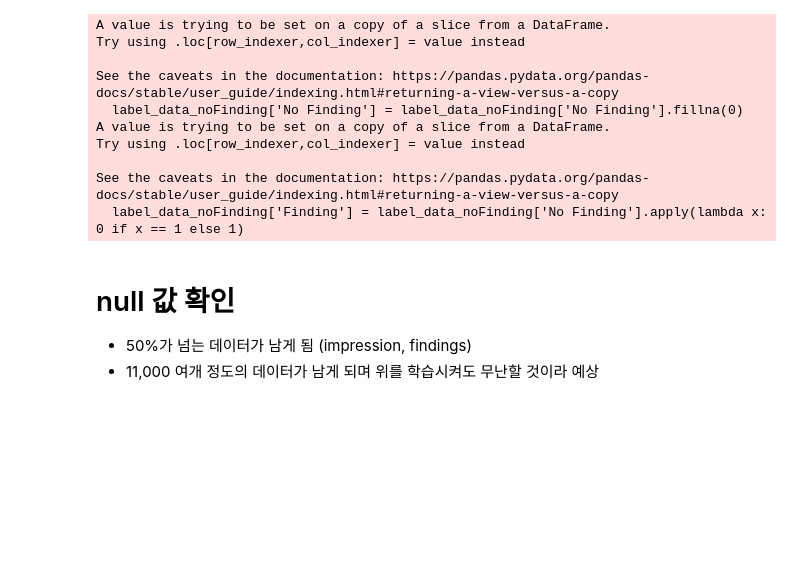
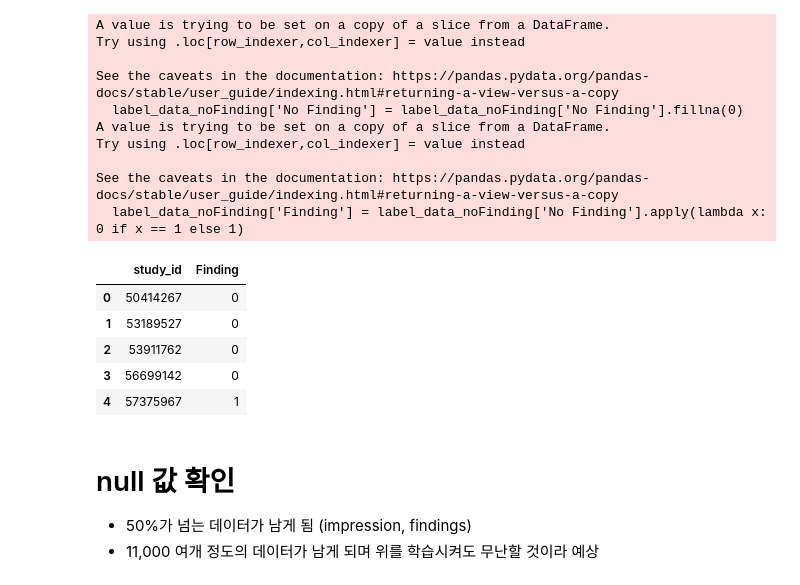
Before and after one commit to kim13175/AI, a Jupyter notebook: capstone/ehr_text_preprocessing.ipynb, the cells around one changed output. Cells and saved outputs as stored; diff of their text form; code cells hidden in the pictures; blank space fills up the shorter version.

```diff
--- a/capstone/ehr_text_preprocessing.ipynb
+++ b/capstone/ehr_text_preprocessing.ipynb
@@ -57,6 +56,15 @@ Try using .loc[row_indexer,col_indexer] = value instead
 
 See the caveats in the documentation: https://pandas.pydata.org/pandas-docs/stable/user_guide/indexing.html#returning-a-view-versus-a-copy
   label_data_noFinding['Finding'] = label_data_noFinding['No Finding'].apply(lambda x: 0 if x == 1 else 1)
+# %%
+label_data_Finding.head()
+# %% [output]
+|  | study_id | Finding |
+| 0 | 50414267 | 0 |
+| 1 | 53189527 | 0 |
+| 2 | 53911762 | 0 |
+| 3 | 56699142 | 0 |
+| 4 | 57375967 | 1 |
 # %% [markdown]
 # null 값 확인
  - 50%가 넘는 데이터가 남게 됨 (impression, findings)
```
Also changed, not shown: parts of 11 cells of this notebook, 1 other file.
